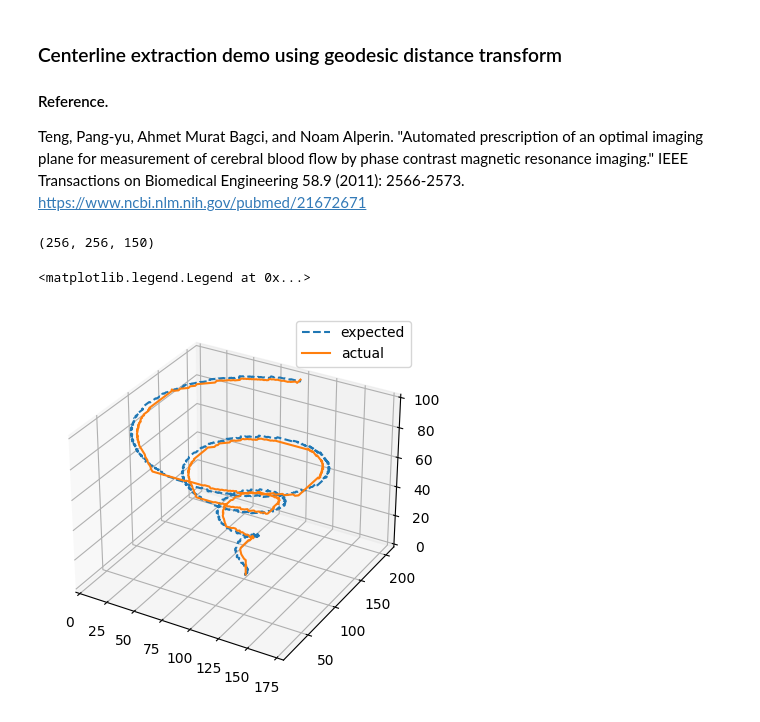
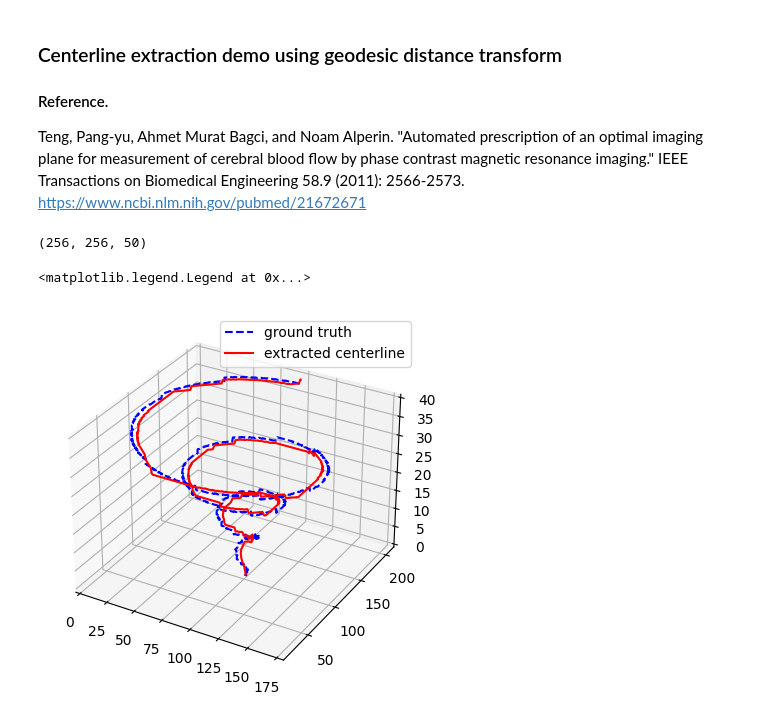
Before and after one commit to pangyuteng/simple-centerline-extraction, a Jupyter notebook: demo.ipynb, the cells around one changed output. Drawn from its saved outputs; the diff is of its cells as text; code cells hidden in the pictures.

```diff
--- a/demo.ipynb
+++ b/demo.ipynb
@@ -26,8 +26,8 @@ def mock_image():
     r = z**2 + 3
     x = r * np.sin(theta) + const
     y = r * np.cos(theta) + const
-    z = z*10
-    img = np.zeros([256,256,150])
+    z = z*4
+    img = np.zeros([256,256,50])
     for i,j,k in zip(x,y,z):
         img[int(i),int(j),int(k)]=1
     img=binary_dilation(img,iterations=5)
@@ -41,20 +41,20 @@ search_radius=(1,1,1)
 centerline_list = extract_centerline(img,start_point,end_point,search_radius=search_radius)
 c_x,c_y,c_z = centerline_list
 # %% [output]
-(256, 256, 150)
+(256, 256, 50)
 # %%
 x_int = x.astype(int)
 y_int = y.astype(int)
 z_int = z.astype(int)
 
 fig = plt.figure()
 ax = fig.add_subplot(1,1,1,projection='3d')
-ax.plot(x_int, y_int, z_int, label='expected',linestyle='--')
-ax.plot(c_x,c_y,c_z, label='actual')
+ax.plot(x_int, y_int, z_int, label='ground truth',linestyle='--',color='blue')
+ax.plot(c_x,c_y,c_z, label='extracted centerline',color='red')
 ax.legend()
 # %% [output]
 <matplotlib.legend.Legend at 0x...>
-[figure, old version]
+[figure, new version]
 # %%
 smothing_factor = 100
 # original paper used cubic smoothing spline, not the below.
```
Also changed, not shown: parts of 4 cells of this notebook.
